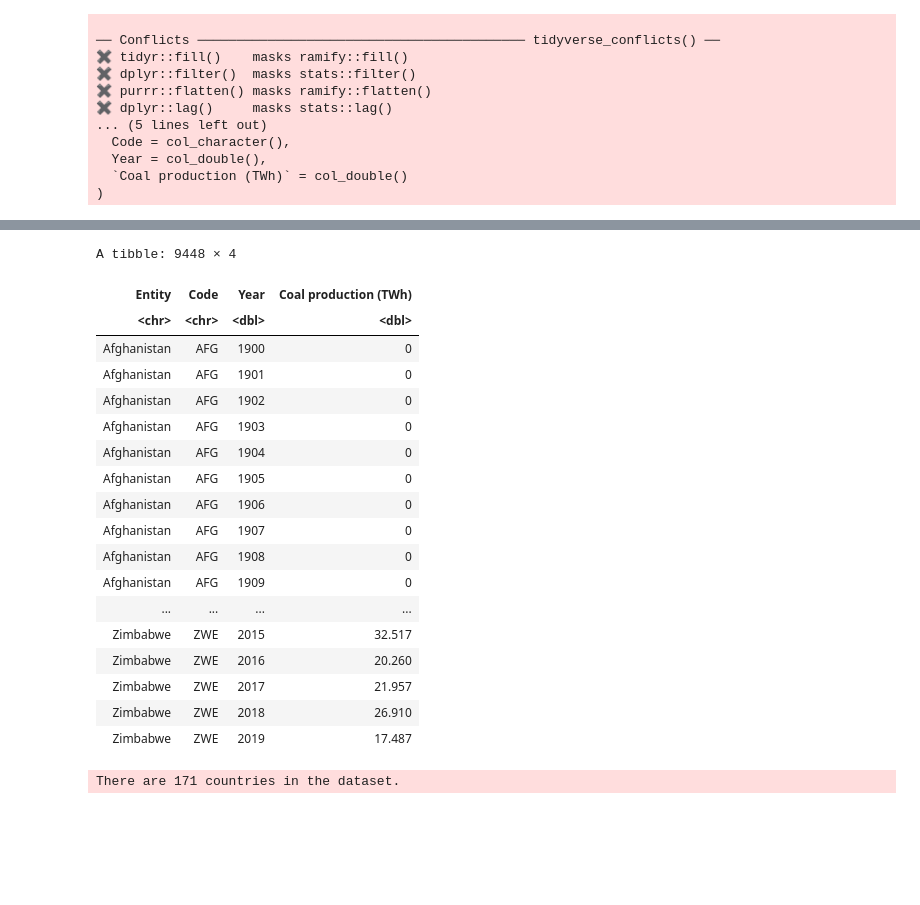
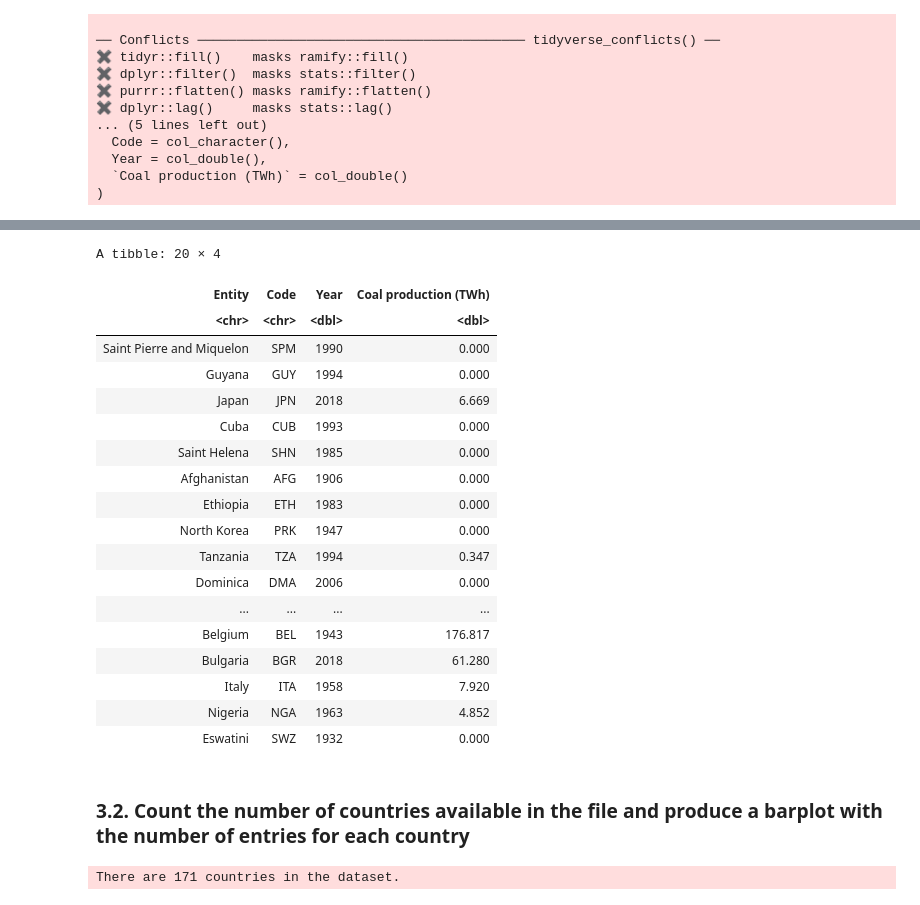
Before and after one commit to eigen-carmona/AdvStats, a Jupyter notebook: lab1/Solutions.ipynb, the cells around one changed output, grey strips where cells are left out. Saved outputs shown, nothing was run; the diff lists cells and outputs as text; code cells hidden in the pictures; blank space fills up the shorter version.

```diff
--- a/lab1/Solutions.ipynb
+++ b/lab1/Solutions.ipynb
@@ -176,29 +235,31 @@ A spec_tbl_df: 11528 × 4
 # %%
 # Removing "region integrated" entries. These lack a code.
 # Entries with a non-empty code column belong to specific countries.
 library(stringr)
 coal_data <- coal_data[!is.na(coal_data$Code) & !str_detect(coal_data$Code, 'OWID'),]
-coal_data
+coal_data[sample(1:nrow(coal_data),20),]
 # %% [output]
-A tibble: 9448 × 4
+A tibble: 20 × 4
 | Entity | Code | Year | Coal production (TWh) |
 | <chr> | <chr> | <dbl> | <dbl> |
-| Afghanistan | AFG | 1900 | 0 |
-| Afghanistan | AFG | 1901 | 0 |
-| Afghanistan | AFG | 1902 | 0 |
-| Afghanistan | AFG | 1903 | 0 |
-| Afghanistan | AFG | 1904 | 0 |
-| Afghanistan | AFG | 1905 | 0 |
-| Afghanistan | AFG | 1906 | 0 |
-| Afghanistan | AFG | 1907 | 0 |
-| Afghanistan | AFG | 1908 | 0 |
-| Afghanistan | AFG | 1909 | 0 |
+| Saint Pierre and Miquelon | SPM | 1990 | 0.000 |
+| Guyana | GUY | 1994 | 0.000 |
+| Japan | JPN | 2018 | 6.669 |
+| Cuba | CUB | 1993 | 0.000 |
+| Saint Helena | SHN | 1985 | 0.000 |
+| Afghanistan | AFG | 1906 | 0.000 |
+| Ethiopia | ETH | 1983 | 0.000 |
+| North Korea | PRK | 1947 | 0.000 |
+| Tanzania | TZA | 1994 | 0.347 |
+| Dominica | DMA | 2006 | 0.000 |
 | ... | ... | ... | ... |
-| Zimbabwe | ZWE | 2015 | 32.517 |
-| Zimbabwe | ZWE | 2016 | 20.260 |
-| Zimbabwe | ZWE | 2017 | 21.957 |
-| Zimbabwe | ZWE | 2018 | 26.910 |
-| Zimbabwe | ZWE | 2019 | 17.487 |
+| Belgium | BEL | 1943 | 176.817 |
+| Bulgaria | BGR | 2018 | 61.280 |
+| Italy | ITA | 1958 | 7.920 |
+| Nigeria | NGA | 1963 | 4.852 |
+| Eswatini | SWZ | 1932 | 0.000 |
+# %% [markdown]
+### 3.2. Count the number of countries available in the file and produce a barplot with the number of entries for each country
 # %%
 countries <- unlist(unique(coal_data['Entity']))
 n_countries <- length(countries)
```
Also changed, not shown: parts of 32 cells of this notebook.
